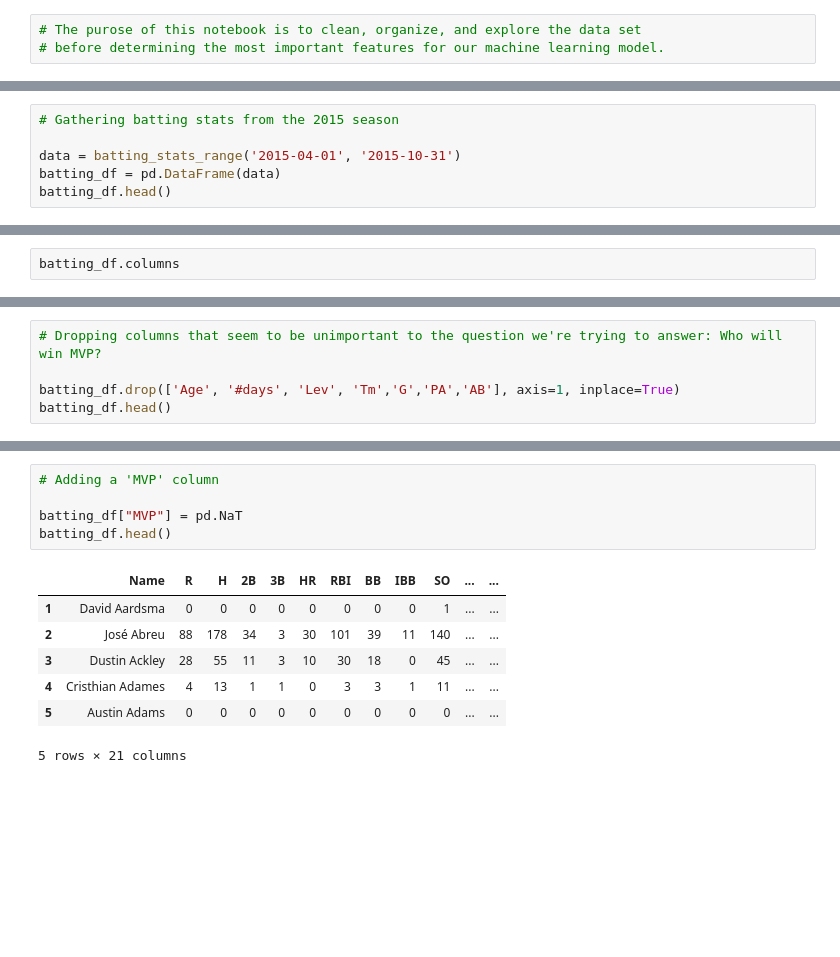
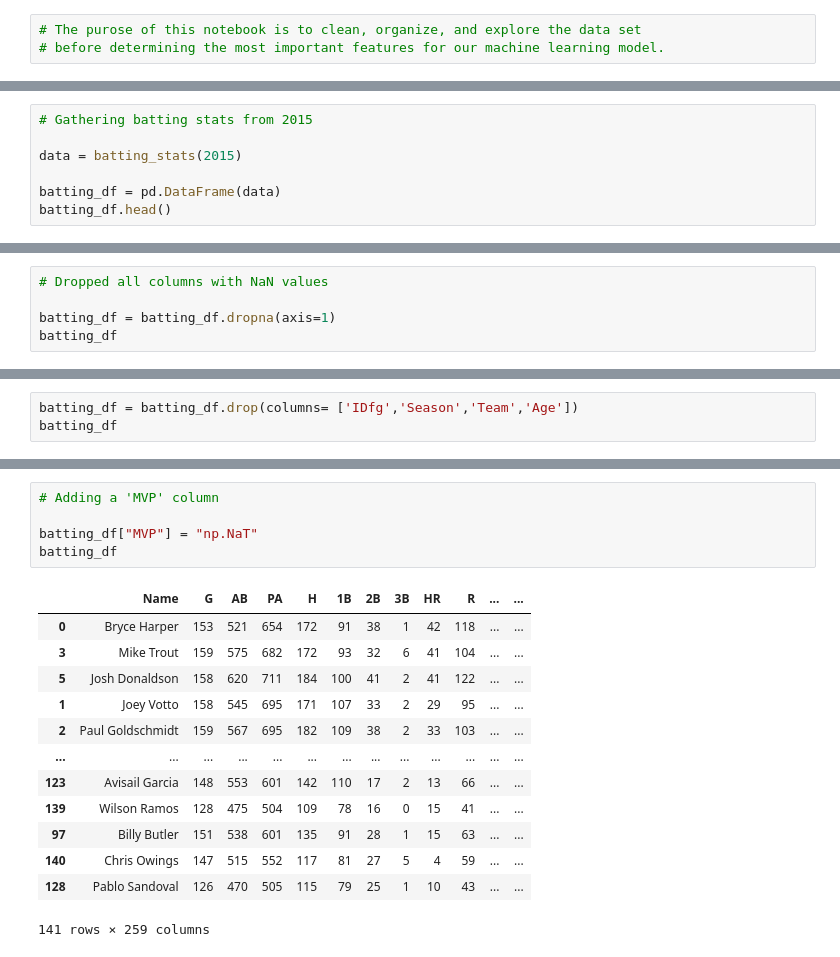
Before and after one commit to lbp12/Moneyball, a Jupyter notebook: Pybaseball (initial_analysis).ipynb, the cells around one changed output, grey strips where cells are left out. Saved outputs shown, nothing was run; the diff lists cells and outputs as text; blank space fills up the shorter version.

Commit message:
cleaned and organzied the data - getting close to having a dataset that will be able to be used on our machine learning model

```diff
--- a/Pybaseball (initial_analysis).ipynb
+++ b/Pybaseball (initial_analysis).ipynb
@@ -26,8 +10,9 @@ from pybaseball import batting_stats_range
 import pandas as pd
 # %%
-# Gathering batting stats from the 2015 season
+# Gathering batting stats from 2015
 
-data = batting_stats_range('2015-04-01', '2015-10-31')
+data = batting_stats(2015)
+
 batting_df = pd.DataFrame(data)
 batting_df.head()
 # %% [output]
@@ -45,3 +30,6 @@ len(batting_df)
 # %%
-batting_df.columns
+# Dropped all columns with NaN values
+
+batting_df = batting_df.dropna(axis=1)
+batting_df
 # %% [output]
@@ -52,5 +48,0 @@ Index(['Name', 'Age', '#days', 'Lev', 'Tm', 'G', 'PA', 'AB', 'R', 'H', '2B',
-# %%
-# Dropping columns that seem to be unimportant to the question we're trying to answer: Who will win MVP?
-
-batting_df.drop(['Age', '#days', 'Lev', 'Tm','G','PA','AB'], axis=1, inplace=True)
-batting_df.head()
@@ -72,0 +49,3 @@ batting_df.tail()
+# %%
+batting_df = batting_df.drop(columns= ['IDfg','Season','Team','Age'])
+batting_df
@@ -85,14 +79,20 @@ batting_df.describe()
 # %%
 # Adding a 'MVP' column
 
-batting_df["MVP"] = pd.NaT
-batting_df.head()
+batting_df["MVP"] = "np.NaT"
+batting_df
 # %% [output]
-|  | Name | R | H | 2B | 3B | HR | RBI | BB | IBB | SO | ... | ... |
-| 1 | David Aardsma | 0 | 0 | 0 | 0 | 0 | 0 | 0 | 0 | 1 | ... | ... |
-| 2 | José Abreu | 88 | 178 | 34 | 3 | 30 | 101 | 39 | 11 | 140 | ... | ... |
-| 3 | Dustin Ackley | 28 | 55 | 11 | 3 | 10 | 30 | 18 | 0 | 45 | ... | ... |
-| 4 | Cristhian Adames | 4 | 13 | 1 | 1 | 0 | 3 | 3 | 1 | 11 | ... | ... |
-| 5 | Austin Adams | 0 | 0 | 0 | 0 | 0 | 0 | 0 | 0 | 0 | ... | ... |
+|  | Name | G | AB | PA | H | 1B | 2B | 3B | HR | R | ... | ... |
+| 0 | Bryce Harper | 153 | 521 | 654 | 172 | 91 | 38 | 1 | 42 | 118 | ... | ... |
+| 3 | Mike Trout | 159 | 575 | 682 | 172 | 93 | 32 | 6 | 41 | 104 | ... | ... |
+| 5 | Josh Donaldson | 158 | 620 | 711 | 184 | 100 | 41 | 2 | 41 | 122 | ... | ... |
+| 1 | Joey Votto | 158 | 545 | 695 | 171 | 107 | 33 | 2 | 29 | 95 | ... | ... |
+| 2 | Paul Goldschmidt | 159 | 567 | 695 | 182 | 109 | 38 | 2 | 33 | 103 | ... | ... |
+| ... | ... | ... | ... | ... | ... | ... | ... | ... | ... | ... | ... | ... |
+| 123 | Avisail Garcia | 148 | 553 | 601 | 142 | 110 | 17 | 2 | 13 | 66 | ... | ... |
+| 139 | Wilson Ramos | 128 | 475 | 504 | 109 | 78 | 16 | 0 | 15 | 41 | ... | ... |
+| 97 | Billy Butler | 151 | 538 | 601 | 135 | 91 | 28 | 1 | 15 | 63 | ... | ... |
+| 140 | Chris Owings | 147 | 515 | 552 | 117 | 81 | 27 | 5 | 4 | 59 | ... | ... |
+| 128 | Pablo Sandoval | 126 | 470 | 505 | 115 | 79 | 25 | 1 | 10 | 43 | ... | ... |
-5 rows × 21 columns
+141 rows × 259 columns
 # %%
```
Also changed, not shown: parts of 11 cells of this notebook.
